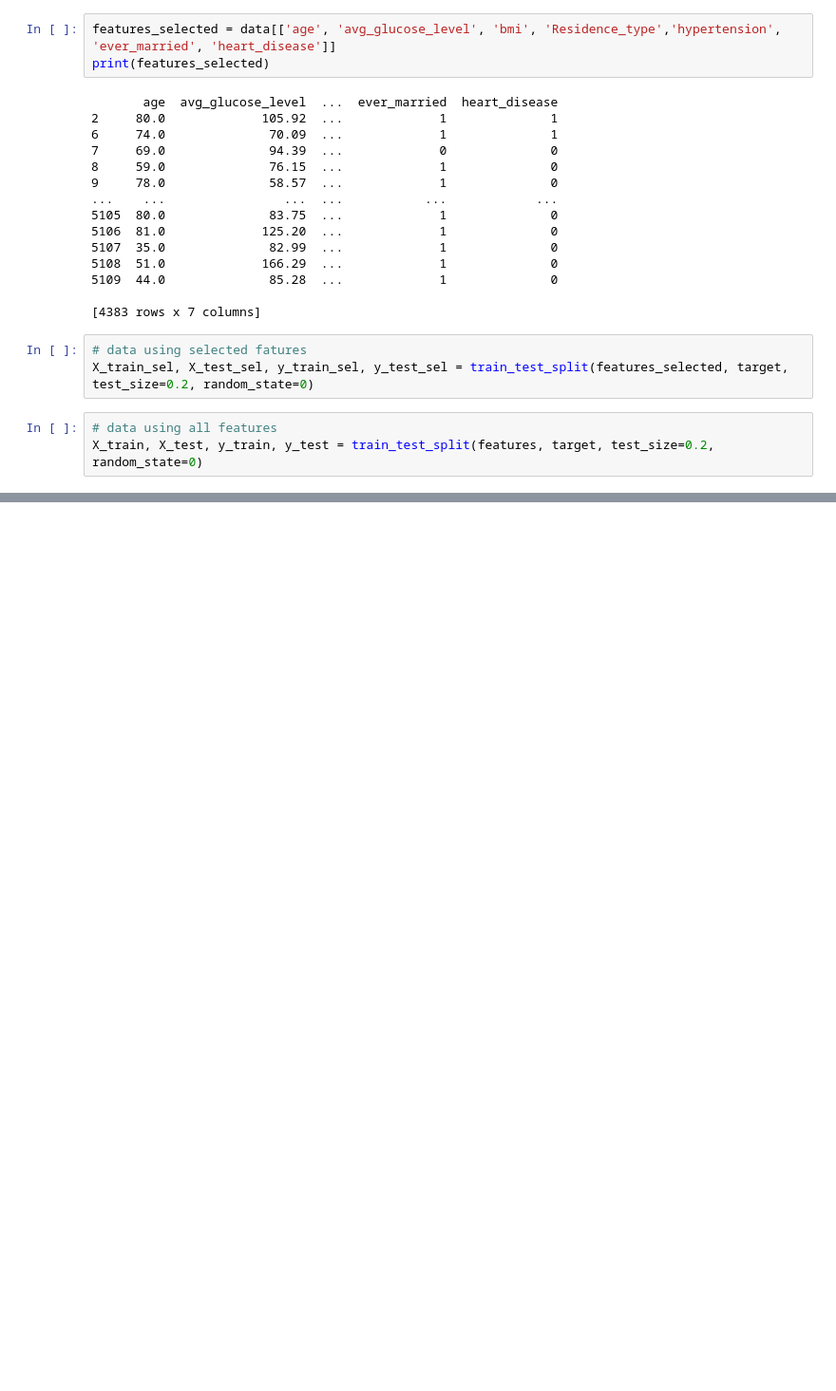
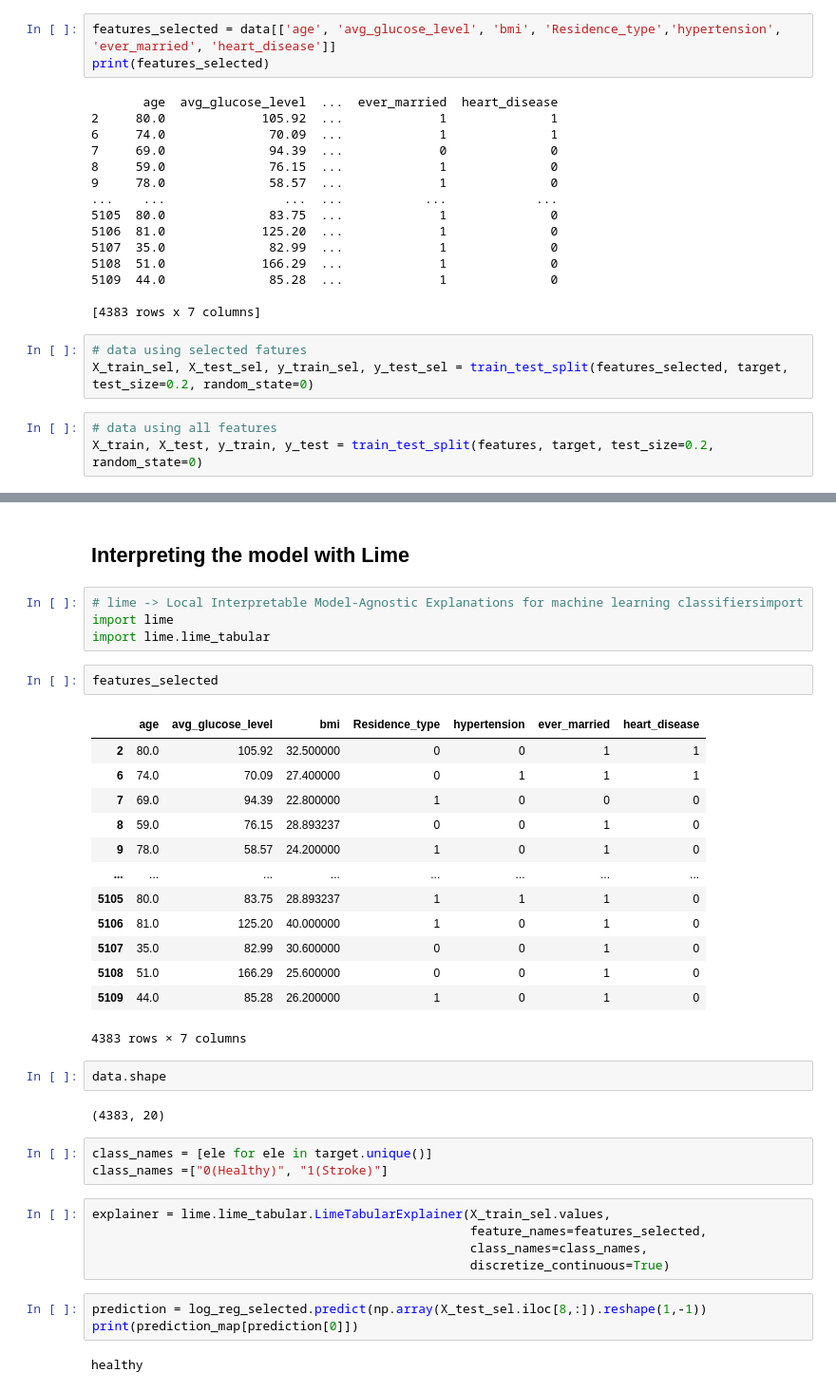
Before and after one commit to buczekEngineering/Stroke-Prediction-Application, a Jupyter notebook: Data_Processing_Part2.ipynb, the cells around one changed output, grey strips where cells are left out. Shown at 95% size. Drawn from its saved outputs; the diff is of its cells as text; blank space fills up the shorter version.

```diff
--- a/Data_Processing_Part2.ipynb
+++ b/Data_Processing_Part2.ipynb
@@ -477,0 +579,39 @@ X_train, X_test, y_train, y_test = train_test_split(features, target, test_size=
+# %% [markdown]
+## Interpreting the model with Lime
+# %%
+# lime -> Local Interpretable Model-Agnostic Explanations for machine learning classifiersimport
+import lime
+import lime.lime_tabular
+# %%
+features_selected
+# %% [output]
+|  | age | avg_glucose_level | bmi | Residence_type | hypertension | ever_married | heart_disease |
+| 2 | 80.0 | 105.92 | 32.500000 | 0 | 0 | 1 | 1 |
+| 6 | 74.0 | 70.09 | 27.400000 | 0 | 1 | 1 | 1 |
+| 7 | 69.0 | 94.39 | 22.800000 | 1 | 0 | 0 | 0 |
+| 8 | 59.0 | 76.15 | 28.893237 | 0 | 0 | 1 | 0 |
+| 9 | 78.0 | 58.57 | 24.200000 | 1 | 0 | 1 | 0 |
+| ... | ... | ... | ... | ... | ... | ... | ... |
+| 5105 | 80.0 | 83.75 | 28.893237 | 1 | 1 | 1 | 0 |
+| 5106 | 81.0 | 125.20 | 40.000000 | 1 | 0 | 1 | 0 |
+| 5107 | 35.0 | 82.99 | 30.600000 | 0 | 0 | 1 | 0 |
+| 5108 | 51.0 | 166.29 | 25.600000 | 0 | 0 | 1 | 0 |
+| 5109 | 44.0 | 85.28 | 26.200000 | 1 | 0 | 1 | 0 |
+4383 rows × 7 columns
+# %%
+data.shape
+# %% [output]
+(4383, 20)
+# %%
+class_names = [ele for ele in target.unique()]
+class_names =["0(Healthy)", "1(Stroke)"]
+# %%
+explainer = lime.lime_tabular.LimeTabularExplainer(X_train_sel.values,
+                                                   feature_names=features_selected,
+                                                   class_names=class_names,
+                                                   discretize_continuous=True)
+# %%
+prediction = log_reg_selected.predict(np.array(X_test_sel.iloc[8,:]).reshape(1,-1))
+print(prediction_map[prediction[0]])
+# %% [output]
+healthy
```
Also changed, not shown: parts of 34 cells of this notebook.
